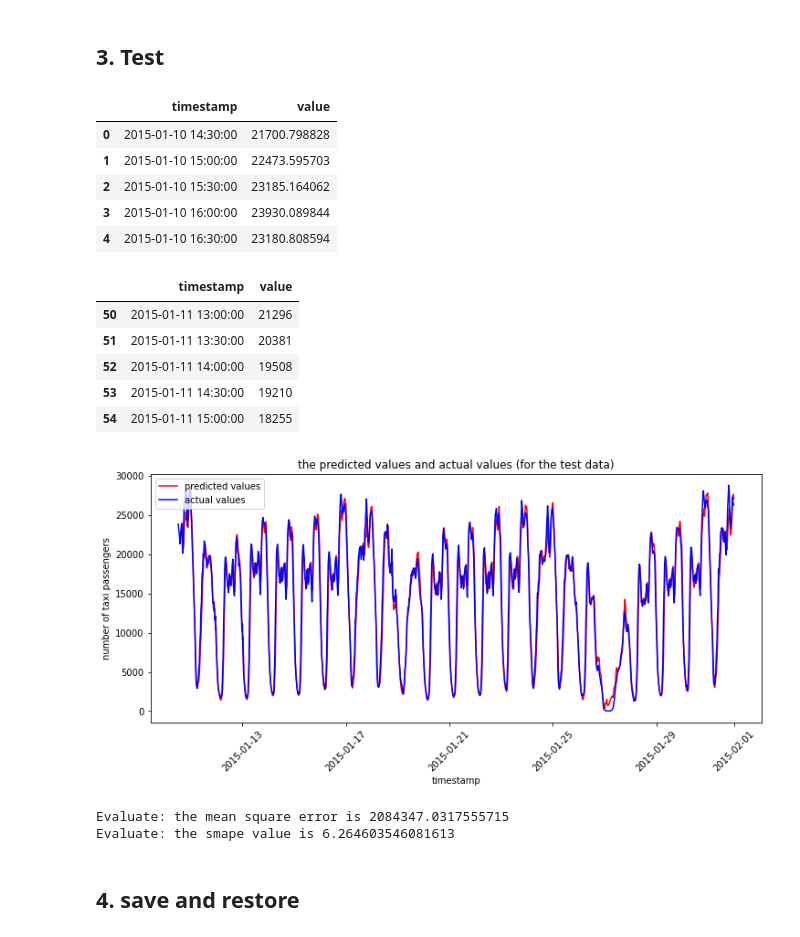
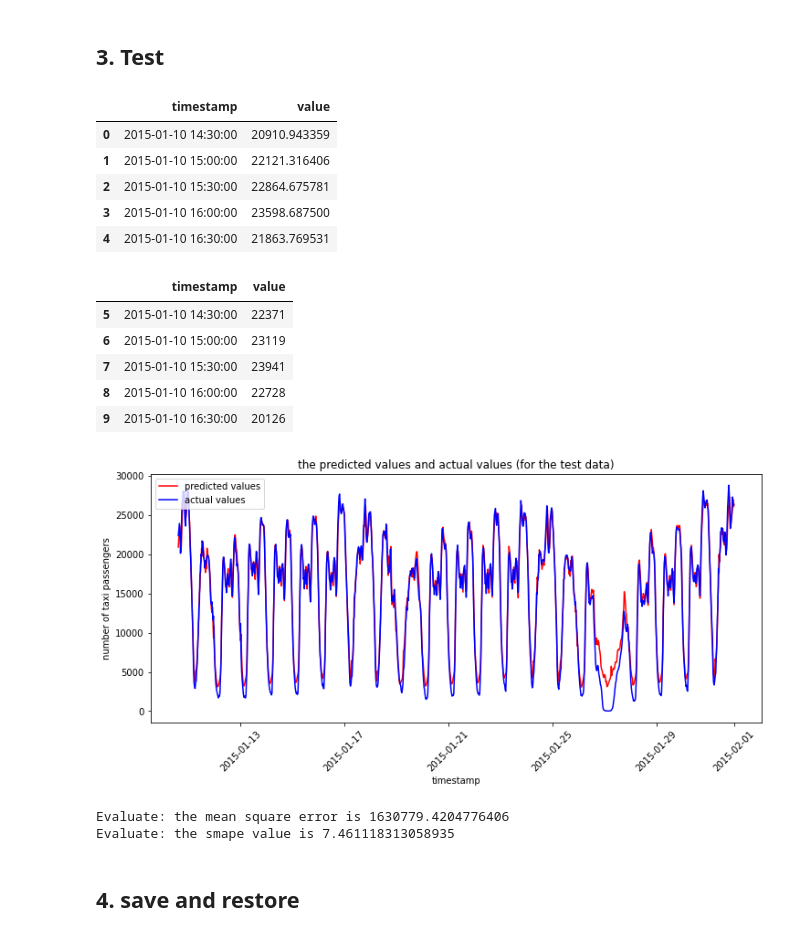
Before and after one commit to EN1AC13/analytics-zoo, a Jupyter notebook: apps/automl/nyc_taxi_dataset.ipynb, the cells around one changed output. Cells and saved outputs as stored; diff of their text form; code cells hidden in the pictures.

```diff
--- a/apps/automl/nyc_taxi_dataset.ipynb
+++ b/apps/automl/nyc_taxi_dataset.ipynb
@@ -218,14 +218,15 @@ Successfully got a SparkContext
 %%time
 # fit train_df and validate with val_df, return the best trial as pipeline.
 # the default recipe is SmokeRecipe,which runs one epoch and one iteration with only 1 random sample.
-# you can change recipe by define `recipe` in `fit`. The recipes you can choose are SmokeRecipe, RandomRecipe, GridRandomRecipe and BayesRecipe.
+# you can change recipe by define `recipe` in `fit`. The recipes you can choose are SmokeRecipe, RandomRecipe, LSTMGridRandomRecipe, GridRandomRecipe and BayesRecipe.
+look_back_single = 5
 pipeline = tsp.fit(train_df,
                    validation_df=val_df,
                    metric="mse",
                    recipe=LSTMGridRandomRecipe(
                               num_rand_samples=1,
                               epochs=2,
-                              look_back=5,
+                              look_back=look_back_single,
                               batch_size=[64]))
 print("Training completed.")
 # %% [output]
@@ -263,34 +266,34 @@ pred_df = pipeline.predict(test_df)
 pred_df.head(5)
 # %% [output]
 |  | timestamp | value |
-| 0 | 2015-01-10 14:30:00 | 21700.798828 |
-| 1 | 2015-01-10 15:00:00 | 22473.595703 |
-| 2 | 2015-01-10 15:30:00 | 23185.164062 |
-| 3 | 2015-01-10 16:00:00 | 23930.089844 |
-| 4 | 2015-01-10 16:30:00 | 23180.808594 |
+| 0 | 2015-01-10 14:30:00 | 20910.943359 |
+| 1 | 2015-01-10 15:00:00 | 22121.316406 |
+| 2 | 2015-01-10 15:30:00 | 22864.675781 |
+| 3 | 2015-01-10 16:00:00 | 23598.687500 |
+| 4 | 2015-01-10 16:30:00 | 21863.769531 |
 # %%
-# prediction value start from 50
-test_df[50:55]
+# prediction value start from loock_back_single
+test_df[look_back_single:look_back_single+5]
 # %% [output]
 |  | timestamp | value |
-| 50 | 2015-01-11 13:00:00 | 21296 |
-| 51 | 2015-01-11 13:30:00 | 20381 |
-| 52 | 2015-01-11 14:00:00 | 19508 |
-| 53 | 2015-01-11 14:30:00 | 19210 |
-| 54 | 2015-01-11 15:00:00 | 18255 |
+| 5 | 2015-01-10 14:30:00 | 22371 |
+| 6 | 2015-01-10 15:00:00 | 23119 |
+| 7 | 2015-01-10 15:30:00 | 23941 |
+| 8 | 2015-01-10 16:00:00 | 22728 |
+| 9 | 2015-01-10 16:30:00 | 20126 |
 # %%
 # plot the predicted values and actual values
-plot_result(test_df, pred_df)
+plot_result(test_df, pred_df,past_seq_len=look_back_single)
 # %% [output]
-[figure, old version]
+[figure, new version]
 # %%
 # evaluate test_df
 mse, smape = pipeline.evaluate(test_df, metrics=["mse", "smape"])
 print("Evaluate: the mean square error is", mse)
 print("Evaluate: the smape value is", smape)
 # %% [output]
-Evaluate: the mean square error is 2084347.0317555715
-Evaluate: the smape value is 6.264603546081613
+Evaluate: the mean square error is 1630779.4204776406
+Evaluate: the smape value is 7.461118313058935
 # %% [markdown]
 ## 4. save and restore
 # %% [markdown]
```
Also changed, not shown: parts of 13 cells of this notebook.
